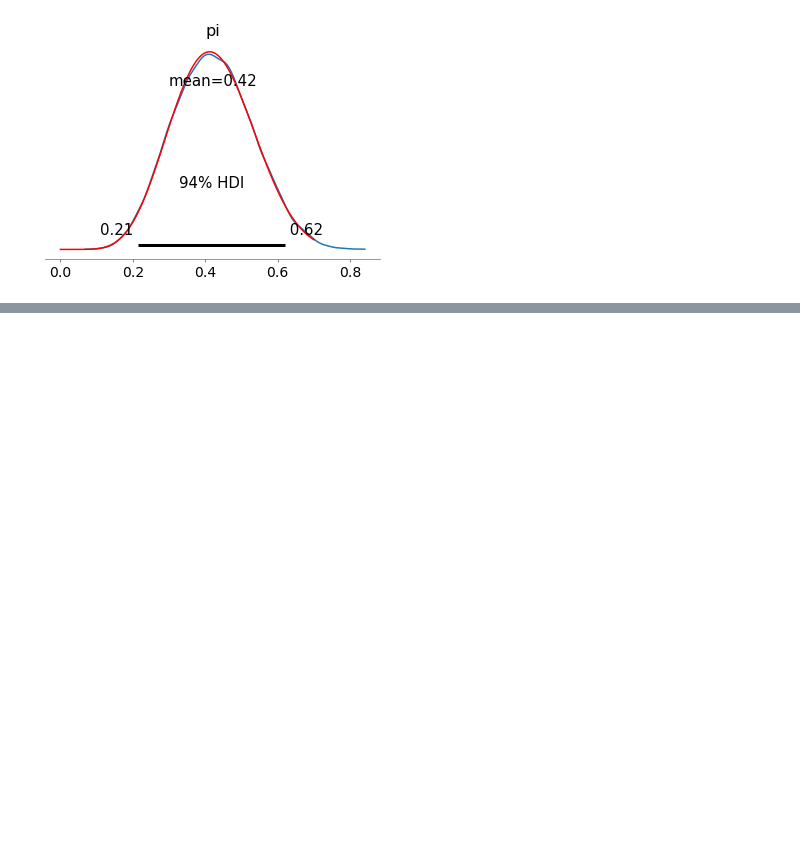
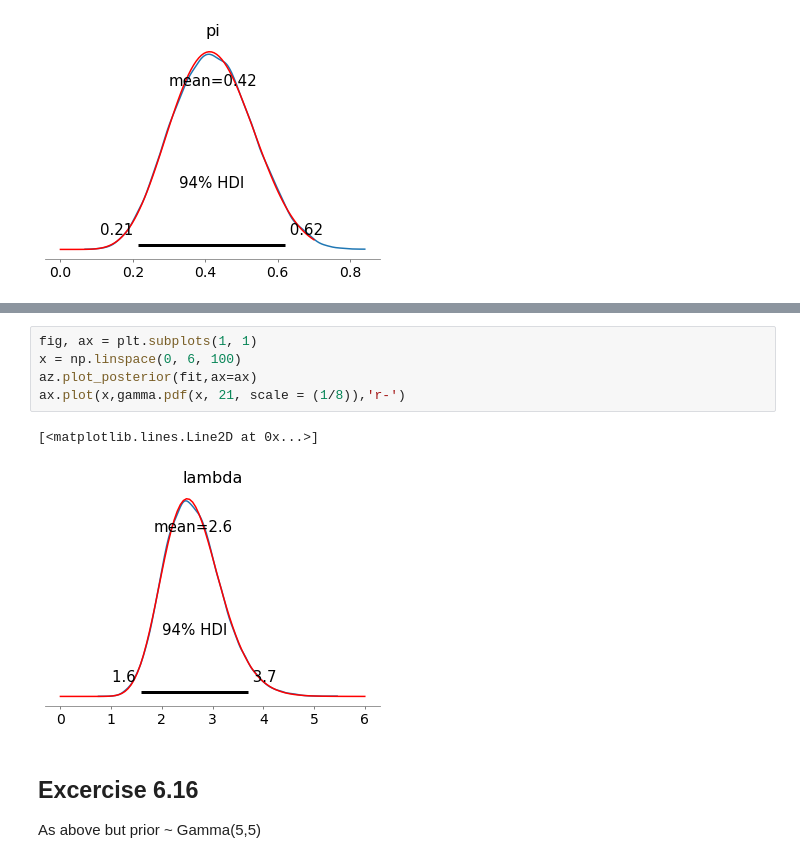
Before and after one commit to DrEntropy/BayesRulesWork, a Jupyter notebook: Chapter6.ipynb, the cells around one changed output, grey strips where cells are left out. Saved outputs shown, nothing was run; the diff lists cells and outputs as text; blank space fills up the shorter version.

```diff
--- a/Chapter6.ipynb
+++ b/Chapter6.ipynb
@@ -146,0 +172,11 @@ ax.plot(x,beta.pdf(x, 4+4, 12-4+3),'r-')
+# %%
+fig, ax = plt.subplots(1, 1)
+x = np.linspace(0, 6, 100)
+az.plot_posterior(fit,ax=ax)
+ax.plot(x,gamma.pdf(x, 21, scale = (1/8)),'r-')
+# %% [output]
+[<matplotlib.lines.Line2D at 0x...>]
+[figure, added]
+# %% [markdown]
+## Excercise 6.16
+As above but prior ~ Gamma(5,5)
```
Also changed, not shown: parts of 9 cells of this notebook.
